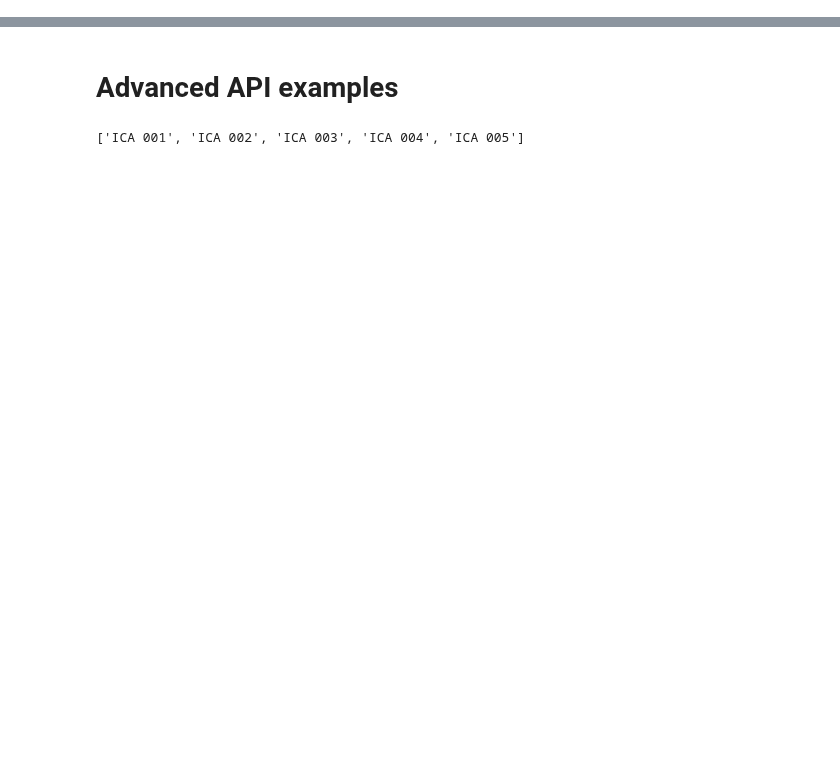
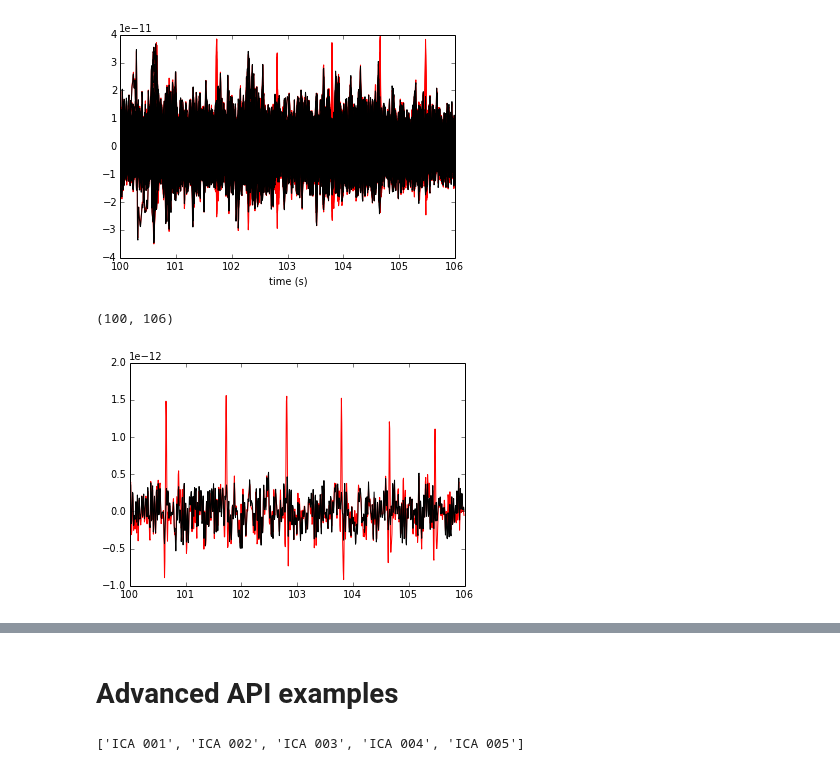
Before and after one commit to mne-tools/mne-python-notebooks, a Jupyter notebook: 2-MNE_preprocessing_with_ica.ipynb, the cells around one changed output, grey strips where cells are left out. Cells and saved outputs as stored; diff of their text form; code cells hidden in the pictures; blank space fills up the shorter version.

```diff
--- a/2-MNE_preprocessing_with_ica.ipynb
+++ b/2-MNE_preprocessing_with_ica.ipynb
@@ -159,0 +167,24 @@ ica.exclude.extend(ecg_inds)
+# %%
+# let's now compare the date before and after cleaning.
+start_compare, stop_compare = raw.time_as_index([100, 106])
+data, times = raw[picks, start_compare:stop_compare]
+data_clean, _ = raw_ica[picks, start_compare:stop_compare]
+
+# first the raw data
+plt.figure()
+plt.plot(times, data.T, color='r')
+plt.plot(times, data_clean.T, color='k')
+plt.xlabel('time (s)')
+plt.xlim(100, 106)
+plt.show()
+
+# now the affected channel
+affected_idx = raw.ch_names.index('MEG 1531')
+plt.figure()
+plt.plot(times, data[affected_idx], color='r')
+plt.plot(times, data_clean[affected_idx], color='k')
+plt.xlim(100, 106)
+# %% [output]
+[figure, added]
+(100, 106)
+[figure, added]
```
Also changed, not shown: parts of 26 cells of this notebook, 1 other file.
